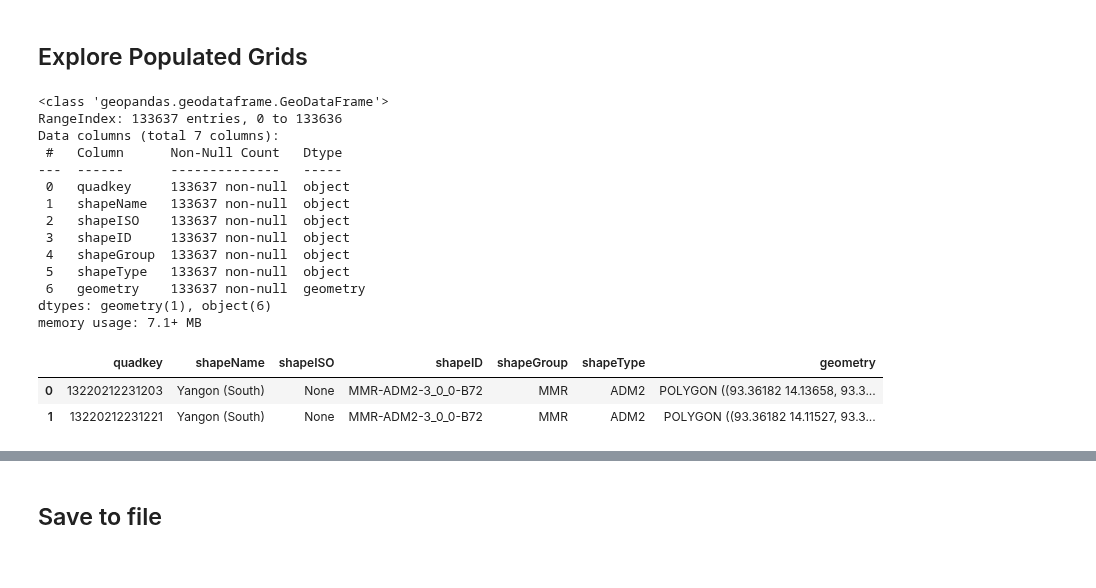
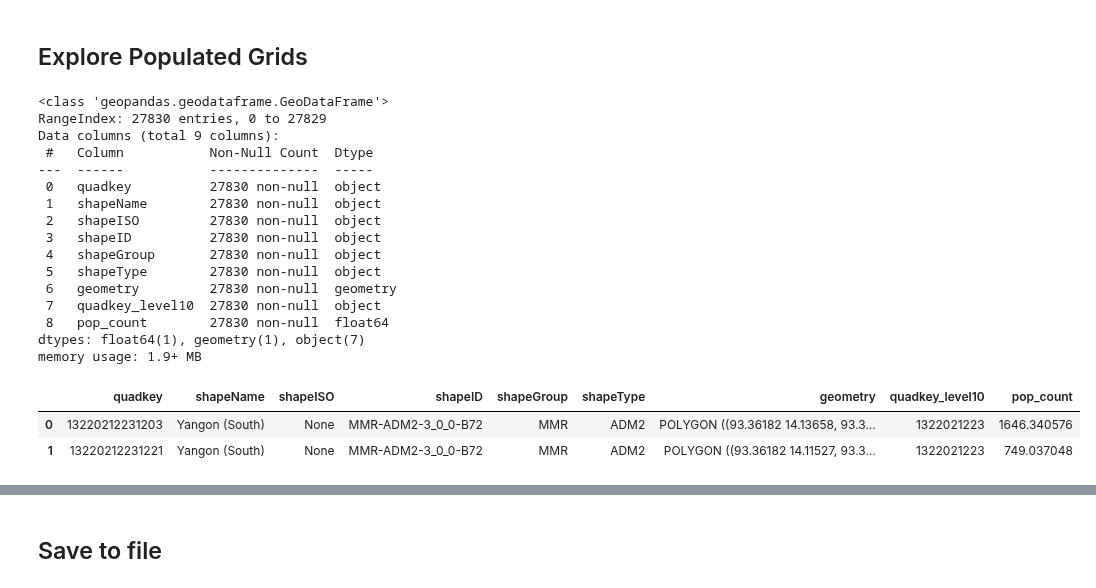
Before and after one commit to thinkingmachines/unicef-ai4d-poverty-mapping, a Jupyter notebook: notebooks/2023-02-21-single-country-rollouts/mm/2_mm_generate_grids.ipynb, the cells around one changed output, grey strips where cells are left out. Cells and saved outputs as stored; diff of their text form; code cells hidden in the pictures.

```diff
--- a/notebooks/2023-02-21-single-country-rollouts/mm/2_mm_generate_grids.ipynb
+++ b/notebooks/2023-02-21-single-country-rollouts/mm/2_mm_generate_grids.ipynb
@@ -34,13 +50,10 @@ As of time of writing, HRSL population data for Myanmar is not available in the
 ## Set country-specific parameters
 # %%
 COUNTRY_CODE = "mm"
-REGION = get_region_name(COUNTRY_CODE, code='alpha-2').lower()
-ADMIN_LVL = 'ADM2'
+REGION = get_region_name(COUNTRY_CODE, code="alpha-2").lower()
+ADMIN_LVL = "ADM2"
 ZOOM_LEVEL = 14
 GROUP_ZOOM_LEVEL = 10
-
-# Replace with your Worldpop file location
-pop_file = Path('../../../data/worldpop/mm/mmr_ppp_2020_UNadj_constrained.tif')
 # %% [markdown]
 ## Generate Grids
 # %%
@@ -49,6 +62,6 @@ admin_grids_gdf = get_region_filtered_bingtile_grids(
     admin_lvl=ADMIN_LVL,
     quadkey_lvl=ZOOM_LEVEL,
     use_cache=True,
-    filter_population=False # We set this to False to not trigger an HDX download
+    filter_population=False,  # We set this to False to not trigger an HDX download
 )
 # %% [output]
@@ -55,0 +90,15 @@ admin_grids_gdf = get_region_filtered_bingtile_grids(
+# %%
+# For Worldpop data only: set aggregation settings
+aggregation = dict(column="population", output="pop_count", func="sum")
+extra_args = dict(nodata=-99999)
+# %%
+# For Worldpop data only: compute population totals per grid
+admin_grids_pop_count = compute_raster_stats(
+    admin_grids_gdf,
+    pop_file,
+    aggregation=aggregation,
+    extra_args=extra_args,
+    group_col=quadkey_group_col,
+    max_batch_size=None,
+    n_workers=2,
+)
@@ -56,25 +131,27 @@ admin_grids_gdf = get_region_filtered_bingtile_grids(
 # %% [markdown]
 ## Explore Populated Grids
 # %%
-admin_grids_gdf.info()
+admin_grids_filtered.info()
 # %% [output]
 <class 'geopandas.geodataframe.GeoDataFrame'>
-RangeIndex: 133637 entries, 0 to 133636
-Data columns (total 7 columns):
- #   Column      Non-Null Count   Dtype
----  ------      --------------   -----
- 0   quadkey     133637 non-null  object
- 1   shapeName   133637 non-null  object
- 2   shapeISO    133637 non-null  object
- 3   shapeID     133637 non-null  object
- 4   shapeGroup  133637 non-null  object
- 5   shapeType   133637 non-null  object
- 6   geometry    133637 non-null  geometry
-dtypes: geometry(1), object(6)
-memory usage: 7.1+ MB
+RangeIndex: 27830 entries, 0 to 27829
+Data columns (total 9 columns):
+ #   Column           Non-Null Count  Dtype
+---  ------           --------------  -----
+ 0   quadkey          27830 non-null  object
+ 1   shapeName        27830 non-null  object
+ 2   shapeISO         27830 non-null  object
+ 3   shapeID          27830 non-null  object
+ 4   shapeGroup       27830 non-null  object
+ 5   shapeType        27830 non-null  object
+ 6   geometry         27830 non-null  geometry
+ 7   quadkey_level10  27830 non-null  object
+ 8   pop_count        27830 non-null  float64
+dtypes: float64(1), geometry(1), object(7)
+memory usage: 1.9+ MB
 # %%
-admin_grids_gdf.head(2)
+admin_grids_filtered.head(2)
 # %% [output]
-|  | quadkey | shapeName | shapeISO | shapeID | shapeGroup | shapeType | geometry |
-| 0 | 13220212231203 | Yangon (South) | None | MMR-ADM2-3_0_0-B72 | MMR | ADM2 | POLYGON ((93.36182 14.13658, 93.3... |
-| 1 | 13220212231221 | Yangon (South) | None | MMR-ADM2-3_0_0-B72 | MMR | ADM2 | POLYGON ((93.36182 14.11527, 93.3... |
+|  | quadkey | shapeName | shapeISO | shapeID | shapeGroup | shapeType | geometry | quadkey_level10 | pop_count |
+| 0 | 13220212231203 | Yangon (South) | None | MMR-ADM2-3_0_0-B72 | MMR | ADM2 | POLYGON ((93.36182 14.13658, 93.3... | 1322021223 | 1646.340576 |
+| 1 | 13220212231221 | Yangon (South) | None | MMR-ADM2-3_0_0-B72 | MMR | ADM2 | POLYGON ((93.36182 14.11527, 93.3... | 1322021223 | 749.037048 |
```
Also changed, not shown: parts of 17 cells of this notebook, 2 other files.
